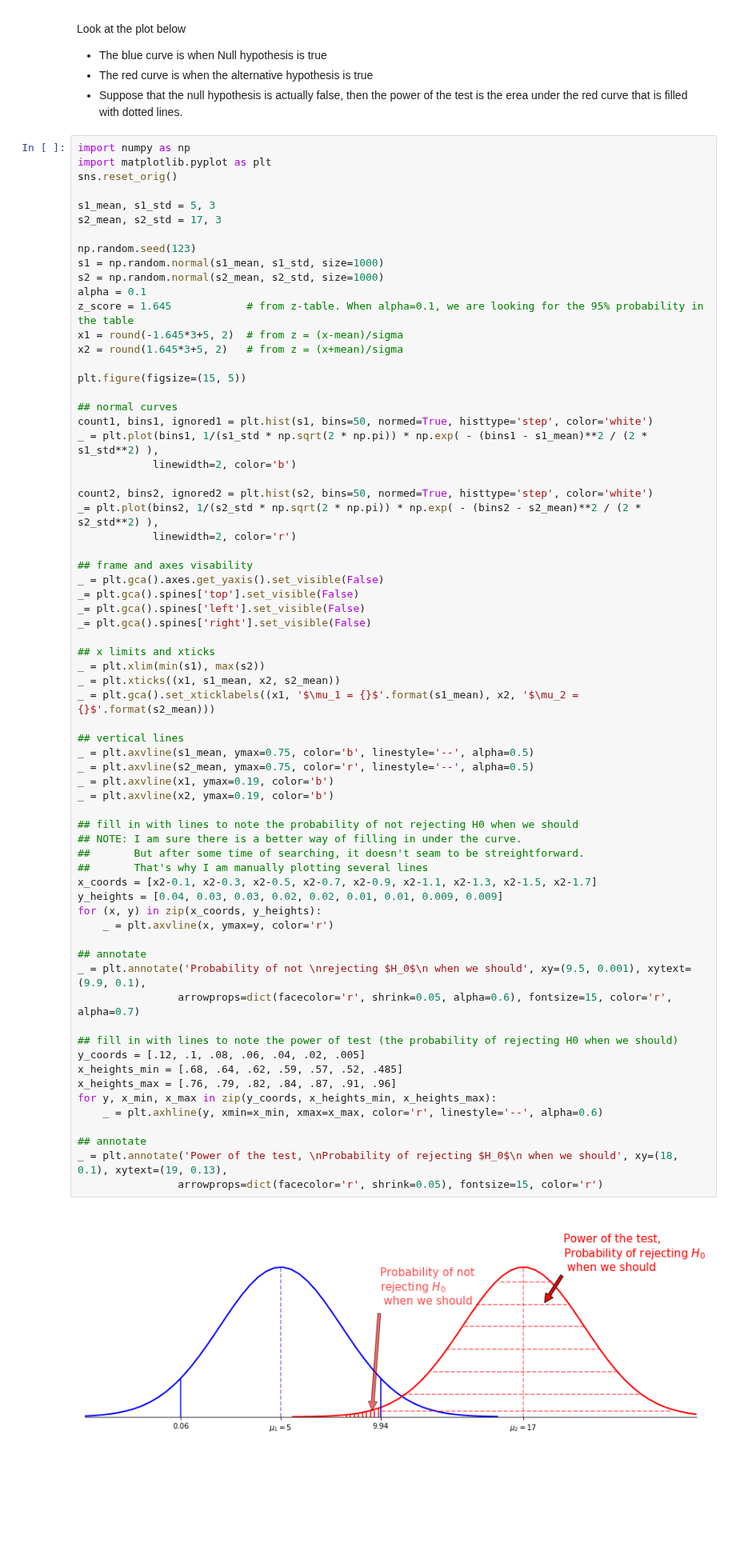
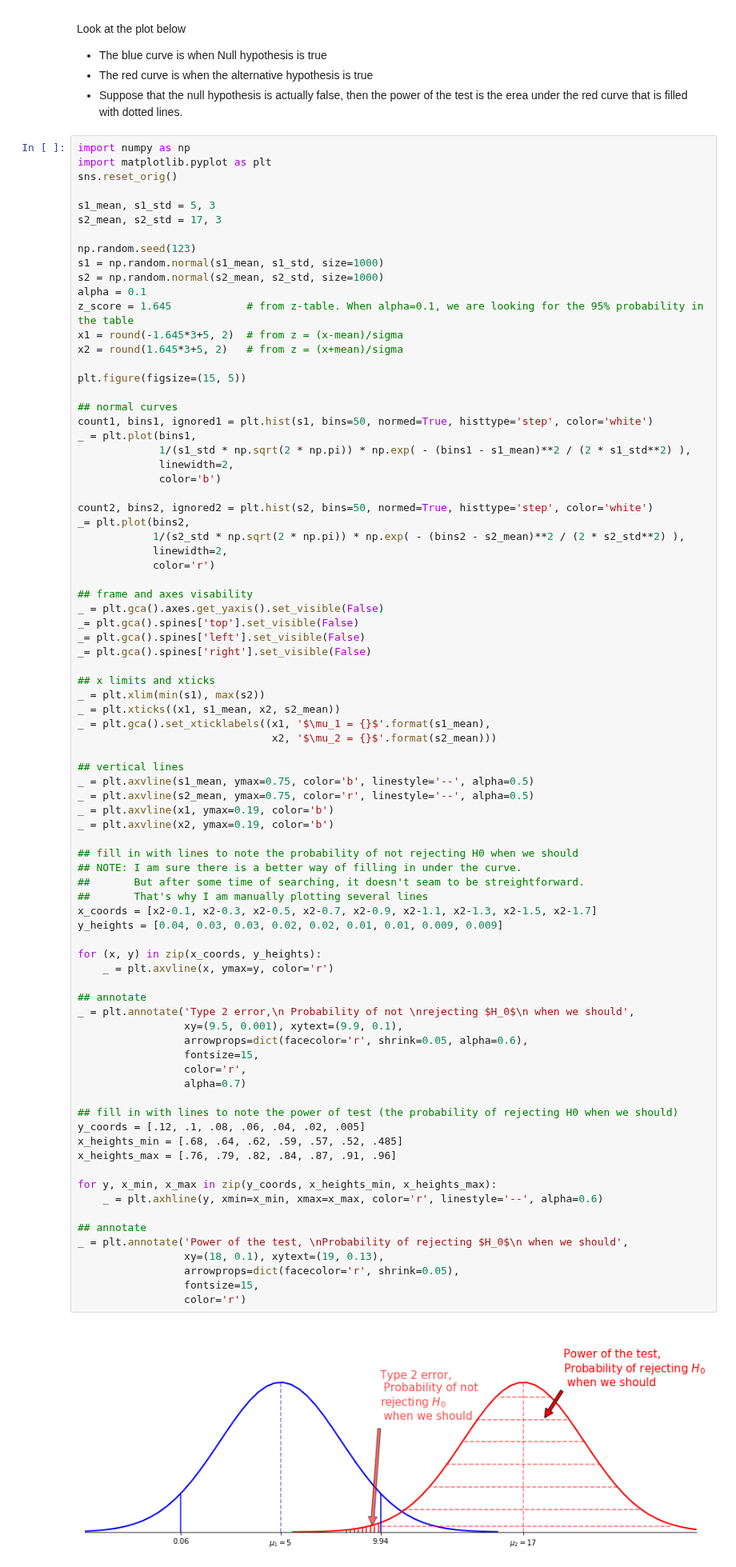
Before and after one commit to arstepanyan/Notes, a Jupyter notebook: statistics/foundations_of_statistics.ipynb, the cells around one changed output. Shown at 80% size. Saved outputs shown, nothing was run; the diff lists cells and outputs as text; blank space fills up the shorter version.

```diff
--- a/statistics/foundations_of_statistics.ipynb
+++ b/statistics/foundations_of_statistics.ipynb
@@ -805,12 +805,16 @@ plt.figure(figsize=(15, 5))
 
 ## normal curves
 count1, bins1, ignored1 = plt.hist(s1, bins=50, normed=True, histtype='step', color='white')
-_ = plt.plot(bins1, 1/(s1_std * np.sqrt(2 * np.pi)) * np.exp( - (bins1 - s1_mean)**2 / (2 * s1_std**2) ),
-            linewidth=2, color='b')
+_ = plt.plot(bins1,
+             1/(s1_std * np.sqrt(2 * np.pi)) * np.exp( - (bins1 - s1_mean)**2 / (2 * s1_std**2) ),
+             linewidth=2,
+             color='b')
 
 count2, bins2, ignored2 = plt.hist(s2, bins=50, normed=True, histtype='step', color='white')
-_= plt.plot(bins2, 1/(s2_std * np.sqrt(2 * np.pi)) * np.exp( - (bins2 - s2_mean)**2 / (2 * s2_std**2) ),
-            linewidth=2, color='r')
+_= plt.plot(bins2,
+            1/(s2_std * np.sqrt(2 * np.pi)) * np.exp( - (bins2 - s2_mean)**2 / (2 * s2_std**2) ),
+            linewidth=2,
+            color='r')
 
 ## frame and axes visability
 _ = plt.gca().axes.get_yaxis().set_visible(False)
@@ -821,36 +825,46 @@ _= plt.gca().spines['right'].set_visible(False)
 ## x limits and xticks
 _ = plt.xlim(min(s1), max(s2))
 _ = plt.xticks((x1, s1_mean, x2, s2_mean))
-_ = plt.gca().set_xticklabels((x1, '$\mu_1 = {}$'.format(s1_mean), x2, '$\mu_2 = {}$'.format(s2_mean)))
+_ = plt.gca().set_xticklabels((x1, '$\mu_1 = {}$'.format(s1_mean),
+                               x2, '$\mu_2 = {}$'.format(s2_mean)))
 
 ## vertical lines
 _ = plt.axvline(s1_mean, ymax=0.75, color='b', linestyle='--', alpha=0.5)
 _ = plt.axvline(s2_mean, ymax=0.75, color='r', linestyle='--', alpha=0.5)
 _ = plt.axvline(x1, ymax=0.19, color='b')
 _ = plt.axvline(x2, ymax=0.19, color='b')
 
 ## fill in with lines to note the probability of not rejecting H0 when we should
 ## NOTE: I am sure there is a better way of filling in under the curve.
 ##       But after some time of searching, it doesn't seam to be streightforward.
 ##       That's why I am manually plotting several lines
 x_coords = [x2-0.1, x2-0.3, x2-0.5, x2-0.7, x2-0.9, x2-1.1, x2-1.3, x2-1.5, x2-1.7]
 y_heights = [0.04, 0.03, 0.03, 0.02, 0.02, 0.01, 0.01, 0.009, 0.009]
+
 for (x, y) in zip(x_coords, y_heights):
     _ = plt.axvline(x, ymax=y, color='r')
 
 ## annotate
-_ = plt.annotate('Probability of not \nrejecting $H_0$\n when we should', xy=(9.5, 0.001), xytext=(9.9, 0.1),
-                arrowprops=dict(facecolor='r', shrink=0.05, alpha=0.6), fontsize=15, color='r', alpha=0.7)
+_ = plt.annotate('Type 2 error,\n Probability of not \nrejecting $H_0$\n when we should',
+                 xy=(9.5, 0.001), xytext=(9.9, 0.1),
+                 arrowprops=dict(facecolor='r', shrink=0.05, alpha=0.6),
+                 fontsize=15,
+                 color='r',
+                 alpha=0.7)
 
 ## fill in with lines to note the power of test (the probability of rejecting H0 when we should)
 y_coords = [.12, .1, .08, .06, .04, .02, .005]
 x_heights_min = [.68, .64, .62, .59, .57, .52, .485]
 x_heights_max = [.76, .79, .82, .84, .87, .91, .96]
+
 for y, x_min, x_max in zip(y_coords, x_heights_min, x_heights_max):
     _ = plt.axhline(y, xmin=x_min, xmax=x_max, color='r', linestyle='--', alpha=0.6)
 
 ## annotate
-_ = plt.annotate('Power of the test, \nProbability of rejecting $H_0$\n when we should', xy=(18, 0.1), xytext=(19, 0.13),
-                arrowprops=dict(facecolor='r', shrink=0.05), fontsize=15, color='r')
+_ = plt.annotate('Power of the test, \nProbability of rejecting $H_0$\n when we should',
+                 xy=(18, 0.1), xytext=(19, 0.13),
+                 arrowprops=dict(facecolor='r', shrink=0.05),
+                 fontsize=15,
+                 color='r')
 # %% [output]
-[figure, old version]
+[figure, new version]
```
Also changed, not shown: parts of 2 cells of this notebook.
